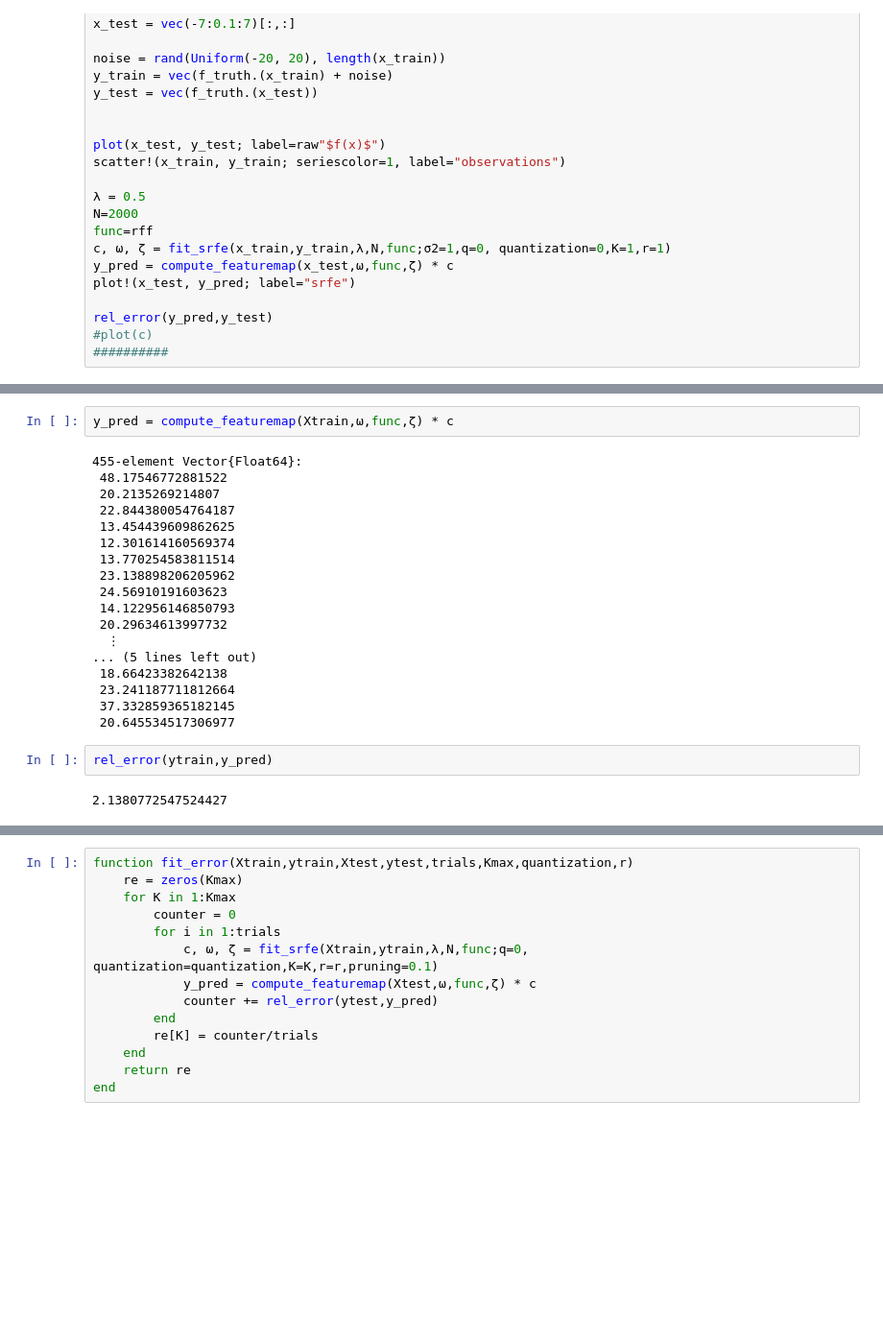
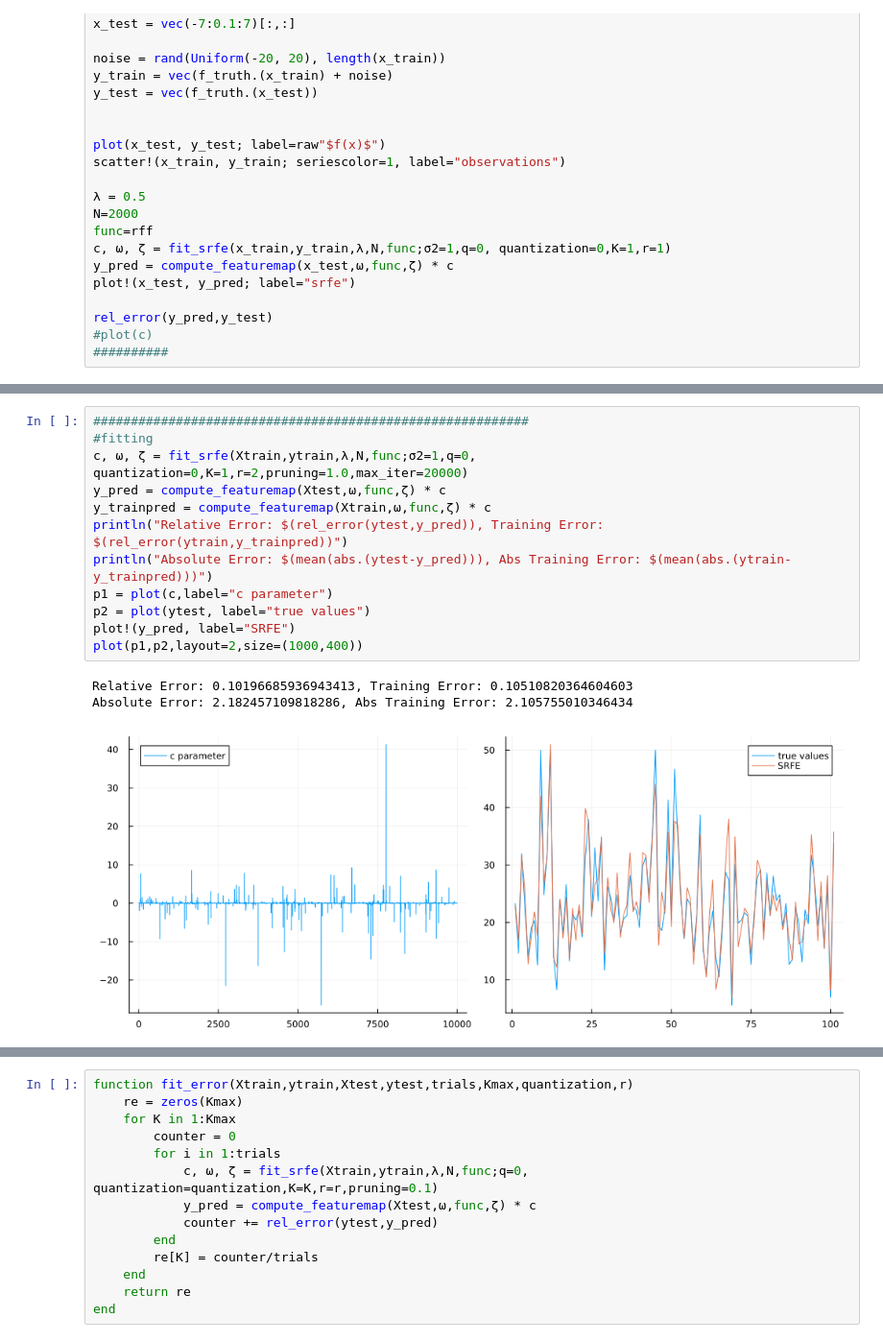
Before and after one commit to grsbe/qsrfe, a Jupyter notebook: modeltests.ipynb, the cells around one changed output, grey strips where cells are left out. Shown at 96% size. Drawn from its saved outputs; the diff is of its cells as text; blank space fills up the shorter version.

```diff
--- a/modeltests.ipynb
+++ b/modeltests.ipynb
@@ -94,24 +91,16 @@ Relative Error: 3.5981089730748366
-# %%
-y_pred = compute_featuremap(Xtrain,ω,func,ζ) * c
-# %% [output]
-455-element Vector{Float64}:
- 48.17546772881522
- 20.2135269214807
- 22.844380054764187
- 13.454439609862625
- 12.301614160569374
- 13.770254583811514
- 23.138898206205962
- 24.56910191603623
- 14.122956146850793
- 20.29634613997732
-  ⋮
-... (5 lines left out)
- 18.66423382642138
- 23.241187711812664
- 37.332859365182145
- 20.645534517306977
-# %%
-rel_error(ytrain,y_pred)
-# %% [output]
-2.1380772547524427
+# %%
+##########################################################
+#fitting
+c, ω, ζ = fit_srfe(Xtrain,ytrain,λ,N,func;σ2=1,q=0, quantization=0,K=1,r=2,pruning=1.0,max_iter=20000)
+y_pred = compute_featuremap(Xtest,ω,func,ζ) * c
+y_trainpred = compute_featuremap(Xtrain,ω,func,ζ) * c
+println("Relative Error: $(rel_error(ytest,y_pred)), Training Error: $(rel_error(ytrain,y_trainpred))")
+println("Absolute Error: $(mean(abs.(ytest-y_pred))), Abs Training Error: $(mean(abs.(ytrain-y_trainpred)))")
+p1 = plot(c,label="c parameter")
+p2 = plot(ytest, label="true values")
+plot!(y_pred, label="SRFE")
+plot(p1,p2,layout=2,size=(1000,400))
+# %% [output]
+Relative Error: 0.10196685936943413, Training Error: 0.10510820364604603
+Absolute Error: 2.182457109818286, Abs Training Error: 2.105755010346434
+[figure, added]
```
Also changed, not shown: parts of 5 cells of this notebook, 2 other files.
